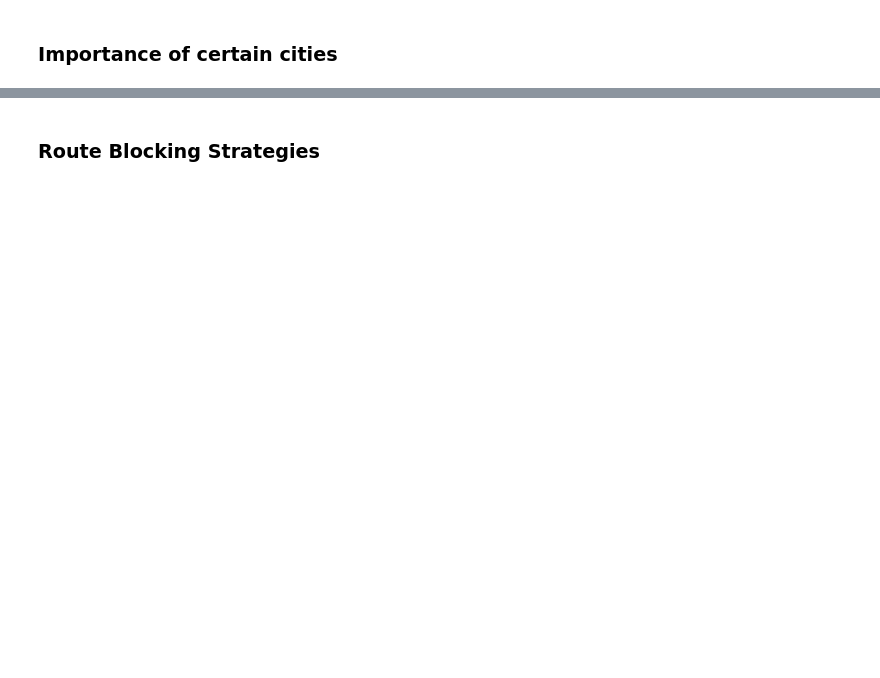
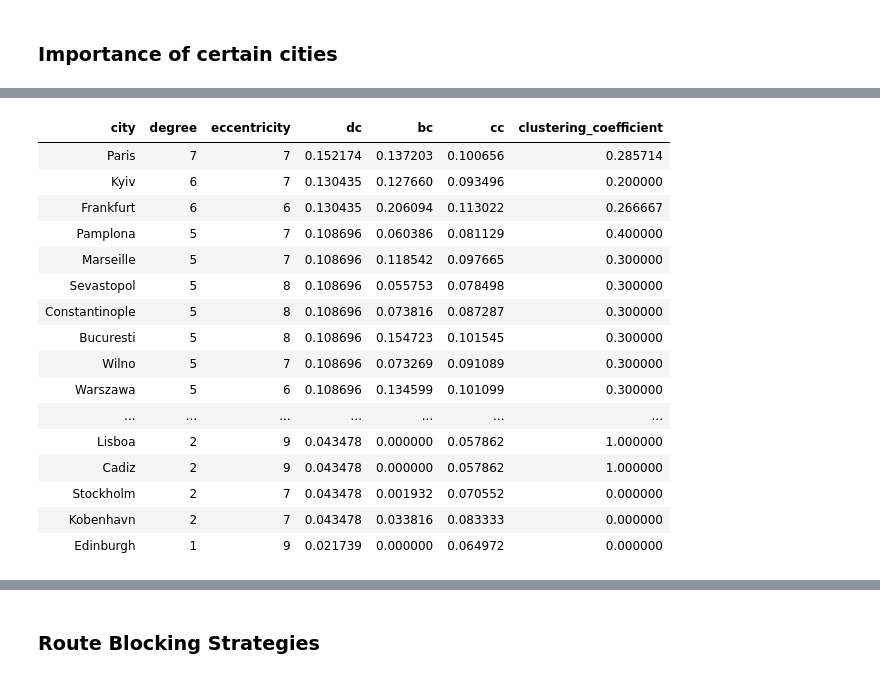
Before and after one commit to genielab/network_analysis_ticket_to_ride, a Jupyter notebook: pynb/ttr_analysis.ipynb, the cells around one changed output, grey strips where cells are left out. Drawn from its saved outputs; the diff is of its cells as text; code cells hidden in the pictures; blank space fills up the shorter version.

```diff
--- a/pynb/ttr_analysis.ipynb
+++ b/pynb/ttr_analysis.ipynb
@@ -423,3 +346,27 @@ Munchen - 0.1621
+# %%
+# closeness centrality
+cc = nx.closeness_centrality(G, distance='weight')
+
+temp = list()
+for k,v in cc.items():
+    temp.append((k,v))
+
+cc_df = pd.DataFrame.from_records(temp, columns=['city','cc'])
+del temp
+
+#display(HTML(cc_df.sort_values(['cc'],ascending=False).head(10).to_html(index=False)))
+# %%
+# betweenness centrality
+bc = nx.betweenness_centrality(G, weight='weight')
+
+temp = list()
+for k,v in bc.items():
+    temp.append((k,v))
+
+bc_df = pd.DataFrame.from_records(temp, columns=['city','bc'])
+del temp
+
+#display(HTML(bc_df.sort_values(['bc'],ascending=False).head(10).to_html(index=False)))
 # %%
 # convert multigraph to simple graph
 G = nx.Graph(Gm)
@@ -427,5 +374,13 @@ G = nx.Graph(Gm)
 # node clustering co-efficient for each city
 # definition: http://wandora.org/wiki/Clustering_coefficient
 ccoef = nx.clustering(G)
-ccoef = dict(sorted(ccoef.items(), key=lambda x: x[1], reverse=True))
-print(json.dumps(ccoef, indent=4))
+
+temp = list()
+for k,v in ccoef.items():
+    temp.append((k,v))
+
+ccoef_df = pd.DataFrame.from_records(temp, columns=['city','clustering_coefficient'])
+del temp
+
+#display(HTML(ccoef_df.sort_values(['clustering_coefficient'],ascending=False).head(10).to_html(index=False)))
+#display(HTML(ccoef_df.sort_values(['clustering_coefficient'],ascending=True).head(10).to_html(index=False)))
@@ -450,3 +387,30 @@ print(json.dumps(ccoef, indent=4))
+# %%
+# Merge cities dataframes
+cities_df = pd.merge(degree_df, ecc_df, on="city")
+cities_df = pd.merge(cities_df, dc_df, on="city")
+cities_df = pd.merge(cities_df, bc_df, on="city")
+cities_df = pd.merge(cities_df, cc_df, on="city")
+cities_df = pd.merge(cities_df, ccoef_df, on="city")
+# %%
+display(HTML(cities_df.to_html(index=False)))
+# %% [output]
+| city | degree | eccentricity | dc | bc | cc | clustering_coefficient |
+| Paris | 7 | 7 | 0.152174 | 0.137203 | 0.100656 | 0.285714 |
+| Kyiv | 6 | 7 | 0.130435 | 0.127660 | 0.093496 | 0.200000 |
+| Frankfurt | 6 | 6 | 0.130435 | 0.206094 | 0.113022 | 0.266667 |
+| Pamplona | 5 | 7 | 0.108696 | 0.060386 | 0.081129 | 0.400000 |
+| Marseille | 5 | 7 | 0.108696 | 0.118542 | 0.097665 | 0.300000 |
+| Sevastopol | 5 | 8 | 0.108696 | 0.055753 | 0.078498 | 0.300000 |
+| Constantinople | 5 | 8 | 0.108696 | 0.073816 | 0.087287 | 0.300000 |
+| Bucuresti | 5 | 8 | 0.108696 | 0.154723 | 0.101545 | 0.300000 |
+| Wilno | 5 | 7 | 0.108696 | 0.073269 | 0.091089 | 0.300000 |
+| Warszawa | 5 | 6 | 0.108696 | 0.134599 | 0.101099 | 0.300000 |
+| ... | ... | ... | ... | ... | ... | ... |
+| Lisboa | 2 | 9 | 0.043478 | 0.000000 | 0.057862 | 1.000000 |
+| Cadiz | 2 | 9 | 0.043478 | 0.000000 | 0.057862 | 1.000000 |
+| Stockholm | 2 | 7 | 0.043478 | 0.001932 | 0.070552 | 0.000000 |
+| Kobenhavn | 2 | 7 | 0.043478 | 0.033816 | 0.083333 | 0.000000 |
+| Edinburgh | 1 | 9 | 0.021739 | 0.000000 | 0.064972 | 0.000000 |
 # %%
 # measuring each node importance by change in connectivity, efficiency
 
```
Also changed, not shown: parts of 35 cells of this notebook, 4 other files.
